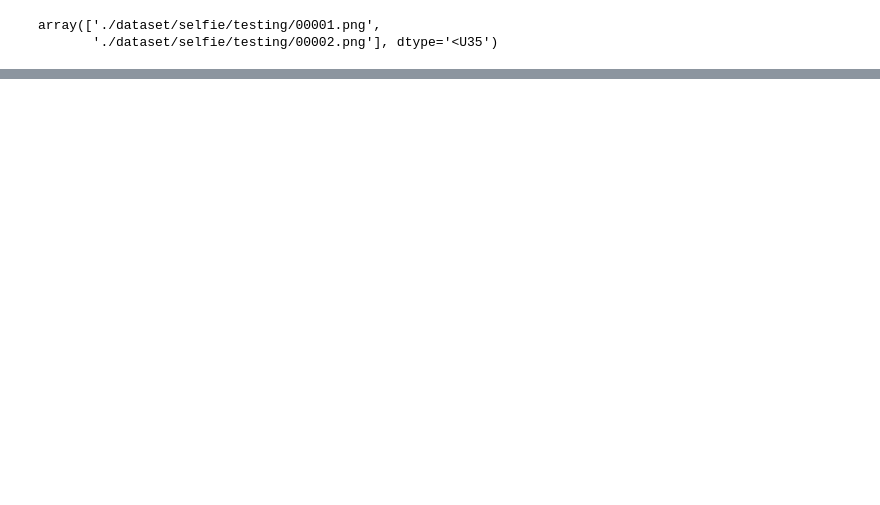
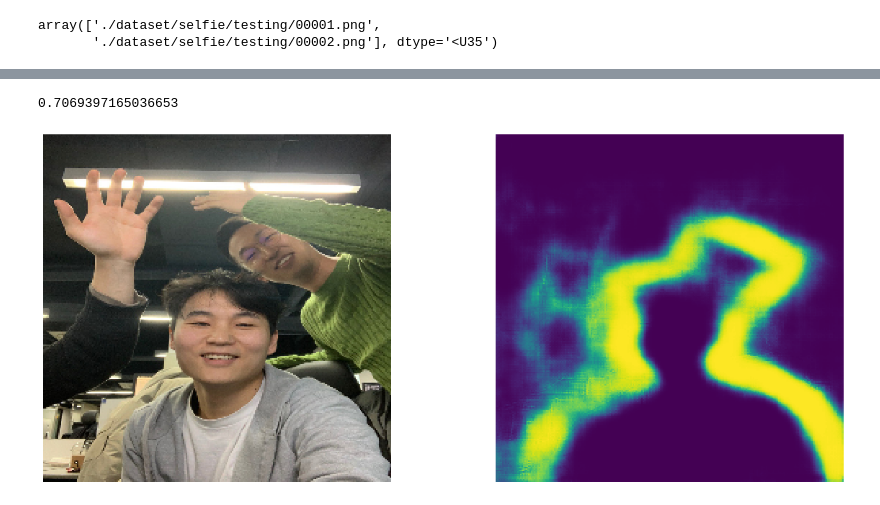
Before and after one commit to minus31/Portrait-segmentation, a Jupyter notebook: Model_output_EDA.ipynb, the cells around one changed output, grey strips where cells are left out. Drawn from its saved outputs; the diff is of its cells as text; code cells hidden in the pictures; blank space fills up the shorter version.

```diff
--- a/Model_output_EDA.ipynb
+++ b/Model_output_EDA.ipynb
@@ -14,6 +27,6 @@ Using TensorFlow backend.
 # %%
 # model path for using in EDA
-MODEL_PATH = "./trained_models/mattingnet/Strongmodels/455-0.03.h5"
+MODEL_PATH = "./trained_models/mattingnet/Strongmodels/513-0.03.h5"
 IMG_PATHS = "./dataset/img_paths.npy"
 # %%
 img_paths = np.load(IMG_PATHS)
@@ -23,7 +36,8 @@ array(['./dataset/selfie/testing/00001.png',
        './dataset/selfie/testing/00002.png'], dtype='<U35')
 # %%
 # test and store ious
-model = matting_net((256,256,3), train=False)
+# model = matting_net((256,256,3), train=False)
+model = matting_net((256,256,3), train=True)
 model.load_weights(MODEL_PATH)
 model.summary()
 # %% [output]
@@ -47,3 +97,42 @@ ________________________________________________________________________________
+# %%
+import numpy as np
+import cv2
+# import matplotlib.pyplot as plt
+
+img = cv2.imread("./photo_2019-12-24 15.25.05.jpeg", cv2.IMREAD_COLOR)
+img = cv2.cvtColor(img, cv2.COLOR_BGR2RGB)
+img = cv2.resize(img, (256,256))
+img = img.astype(np.float32)
+img = img[np.newaxis,:,:,:] / 255.
+
+pred = model.predict(img)
+# %%
+trues_ = tf.constant(img , dtype=tf.float64)
+preds_ = tf.constant(pred[0], dtype=tf.float64)
+
+iou = iou_coef(trues_, preds_, smooth=1)
+
+with tf.Session()  as sess :
+    iou_ = sess.run(iou)
+    print(iou_)
+# %% [output]
+0.7069397165036653
+# %%
+import matplotlib.pyplot as plt
+
+plt.figure(figsize=(19,7))
+plt.subplot(121)
+plt.imshow(img.squeeze(0)[:,:,:3])
+plt.axis("off")
+
+plt.subplot(122)
+plt.imshow(pred[1].squeeze(0).squeeze(-1))
+plt.axis("off")
+
+plt.tight_layout()
+plt.show()
+# %% [output]
+[figure, added]
 # %%
 # data feeding logic
 test_params = {
```
Also changed, not shown: parts of 9 cells of this notebook, 5 other files.
